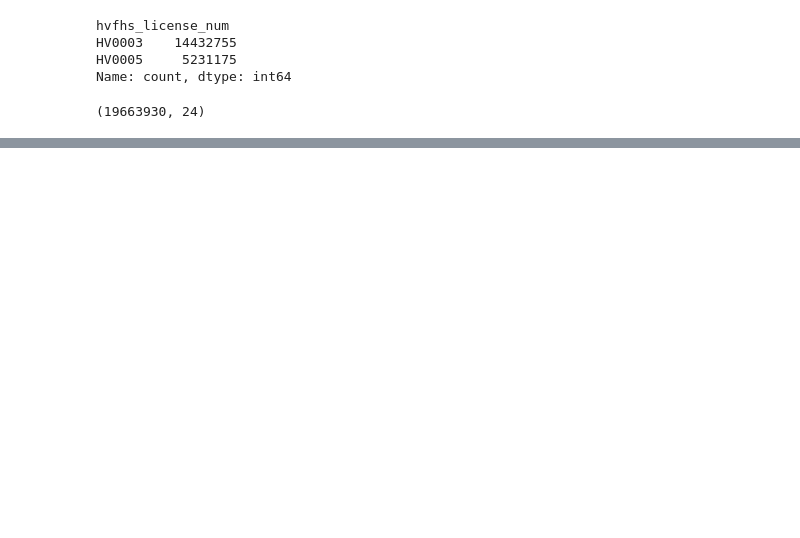
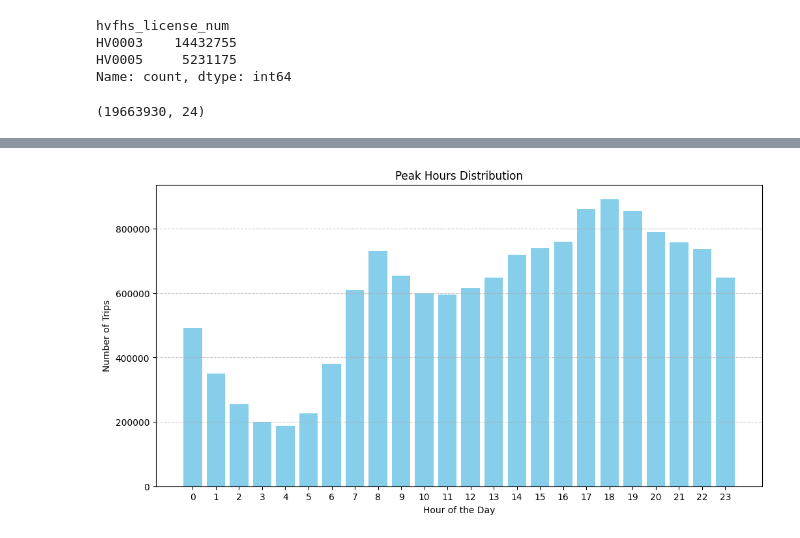
Before and after one commit to SsunyR/softeer_de_wiki, a Jupyter notebook: mission/W4/m2/m2.ipynb, the cells around one changed output, grey strips where cells are left out. Drawn from its saved outputs; the diff is of its cells as text; code cells hidden in the pictures; blank space fills up the shorter version.

```diff
--- a/mission/W4/m2/m2.ipynb
+++ b/mission/W4/m2/m2.ipynb
@@ -124,3 +140,12 @@ df = df[df['driver_pay'] >= 0]
+# %%
+# 도착시간
+df['time_to_on_scene'] = round((df['on_scene_datetime'] - df['request_datetime']).dt.total_seconds() / 60)
+# %%
+# trip_time 시간단위 변경
+df['trip_time'] = (df['trip_time'] / 60).astype(int)
+# %%
+# trip_miles to kilometers
+df['trip_km'] = round(df['trip_miles'] * 1.60934, 2)
 # %%
 df.head(5)
 # %% [output]
@@ -136,0 +163,13 @@ df.shape
+# %%
+# 과제 파트
+
+# Average Trip Duration
+average_trip_duration = df['time_to_dropoff'].mean().round(2)
+
+# Average Trip Distance
+average_trip_distance_km = df['trip_km'].mean().round(2)
+average_trip_distance_miles = df['trip_miles'].mean().round(2)
+average_trip_
+
+# Peak Hours
+peak_hours = df['pickup_datetime'].dt.hour.value_counts().sort_values(ascending=False)
@@ -136,0 +201,13 @@ df.shape
+# %%
+from matplotlib import pyplot as plt
+
+plt.figure(figsize=(12, 6))
+plt.bar(peak_hours.index, peak_hours.values, color='skyblue')
+plt.xlabel('Hour of the Day')
+plt.ylabel('Number of Trips')
+plt.title('Peak Hours Distribution')
+plt.xticks(range(0, 24))
+plt.grid(axis='y', linestyle='--', alpha=0.7)
+plt.show()
+# %% [output]
+[figure, added]
```
Also changed, not shown: parts of 28 cells of this notebook, 9 other files.
